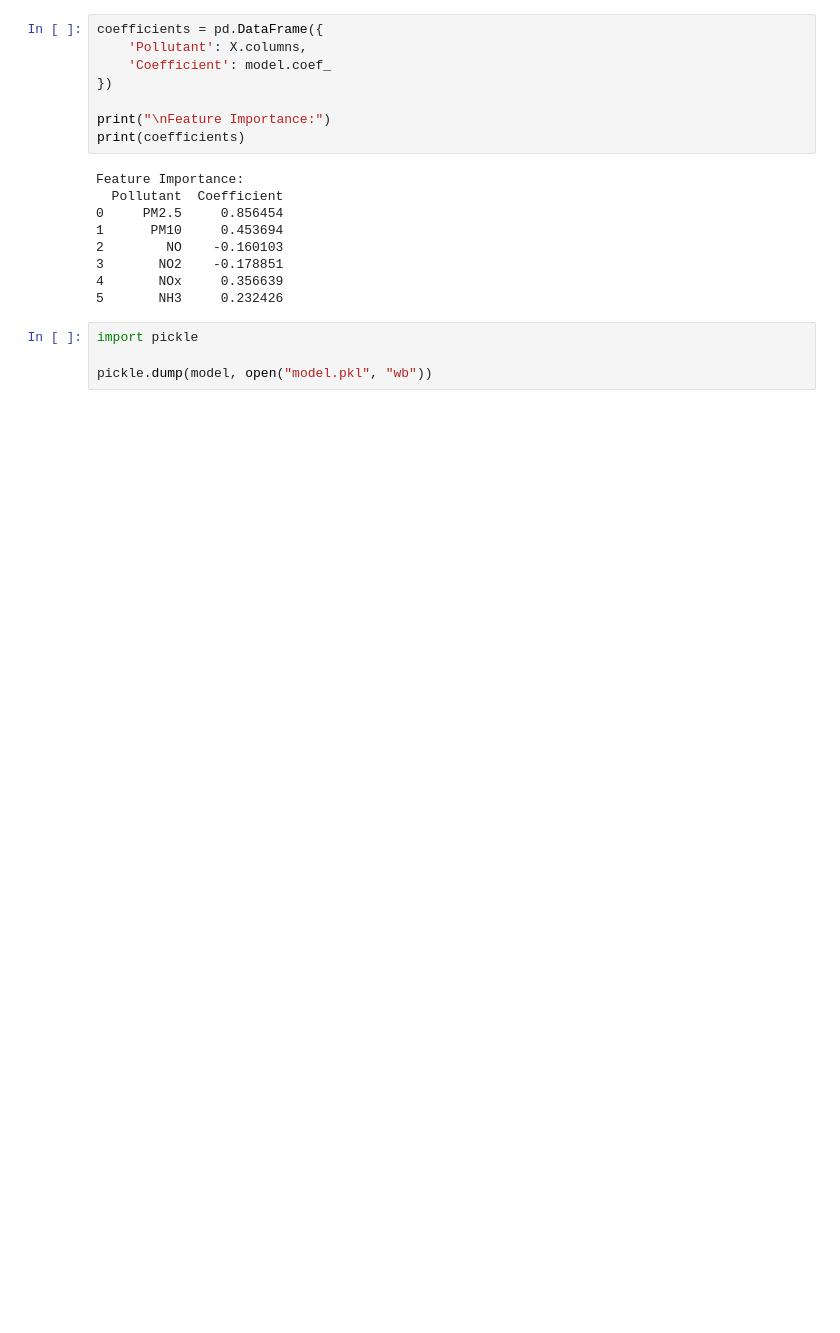
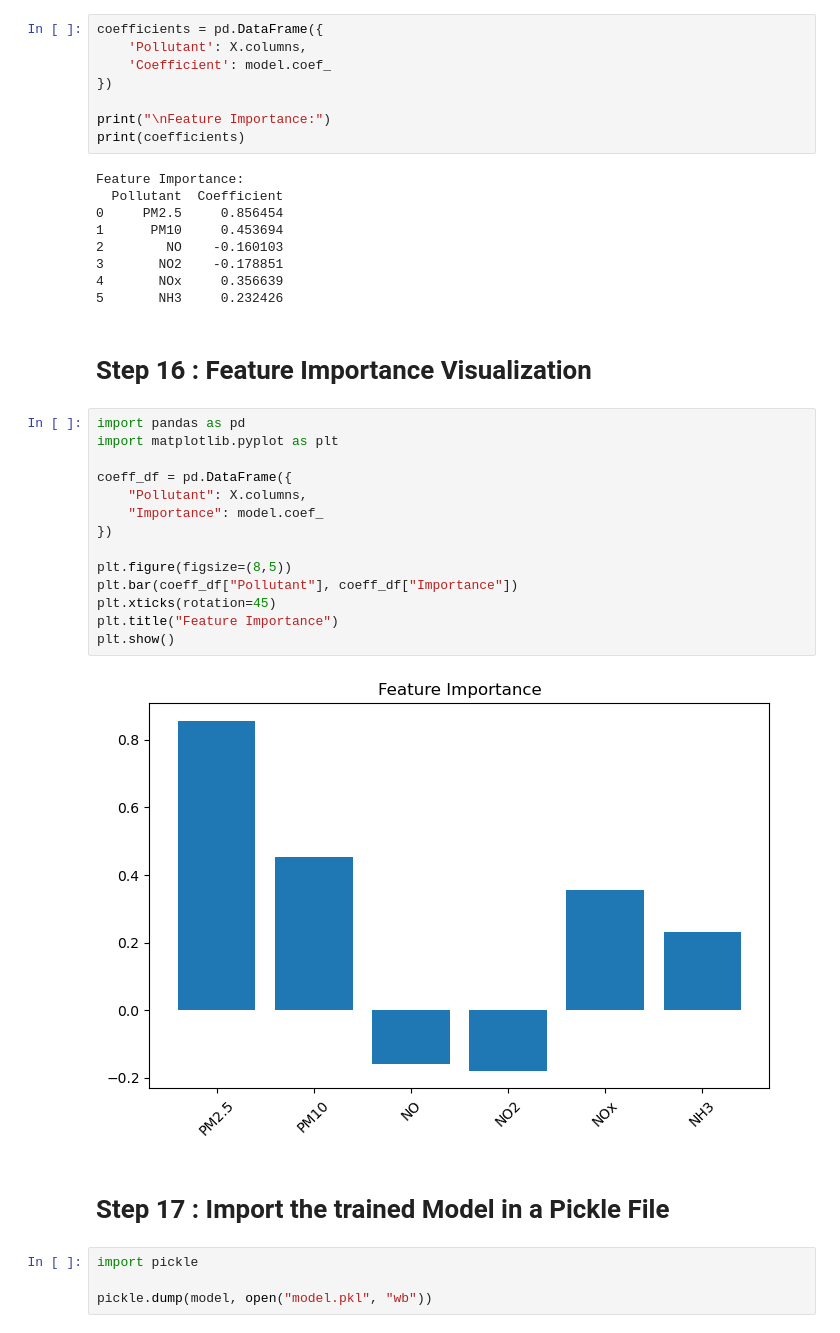
Before and after one commit to Praneetb2929/AQI-Prediction, a Jupyter notebook: training.ipynb, the cells around one changed output. Drawn from its saved outputs; the diff is of its cells as text; blank space fills up the shorter version.

```diff
--- a/training.ipynb
+++ b/training.ipynb
@@ -220,6 +283,26 @@ Feature Importance:
 3       NO2    -0.178851
 4       NOx     0.356639
 5       NH3     0.232426
+# %% [markdown]
+# Step 16 : Feature Importance Visualization
+# %%
+import pandas as pd
+import matplotlib.pyplot as plt
+
+coeff_df = pd.DataFrame({
+    "Pollutant": X.columns,
+    "Importance": model.coef_
+})
+
+plt.figure(figsize=(8,5))
+plt.bar(coeff_df["Pollutant"], coeff_df["Importance"])
+plt.xticks(rotation=45)
+plt.title("Feature Importance")
+plt.show()
+# %% [output]
+[figure, added]
+# %% [markdown]
+# Step 17 : Import the trained Model in a Pickle File
 # %%
 import pickle
 
```
Also changed, not shown: parts of 9 cells of this notebook.
